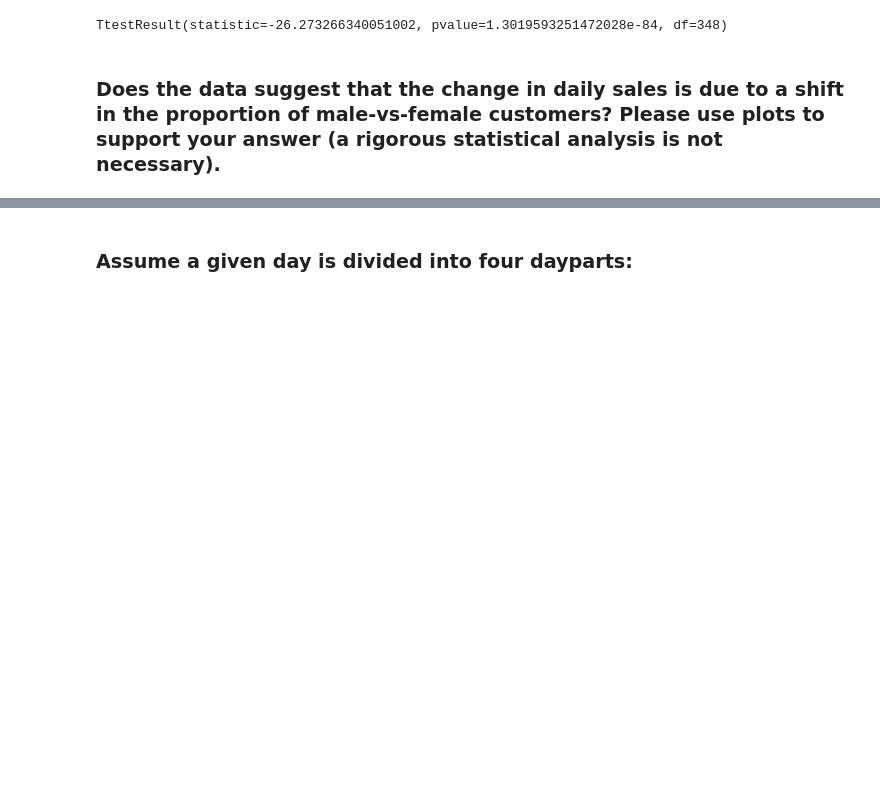
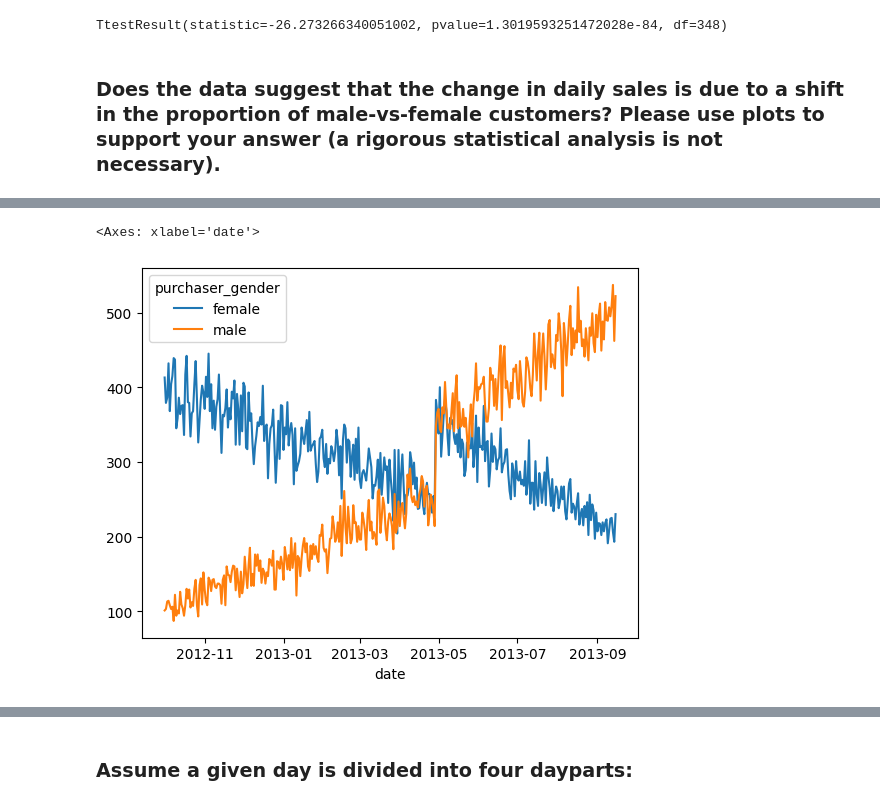
Before and after one commit to Friend09/strata_sales-data-analysis, a Jupyter notebook: practise_notebook.ipynb, the cells around one changed output, grey strips where cells are left out. Saved outputs shown, nothing was run; the diff lists cells and outputs as text; code cells hidden in the pictures; blank space fills up the shorter version.

```diff
--- a/practise_notebook.ipynb
+++ b/practise_notebook.ipynb
@@ -329,0 +354,9 @@ TtestResult(statistic=-26.273266340051002, pvalue=1.3019593251472028e-84, df=348
+# %%
+# get the male, female daily sales
+df_sales_by_gender = df.groupby(
+    ["date", "purchaser_gender"]).size().reset_index()
+# %%
+# rename the column
+df_sales_by_gender.rename(columns={
+    0: "daily_sales"
+}, inplace=True)
@@ -329,0 +371,6 @@ TtestResult(statistic=-26.273266340051002, pvalue=1.3019593251472028e-84, df=348
+# %%
+# get the daily sales of each male, female
+df_mf_sales = df_sales_by_gender.pivot(
+    index="date", columns="purchaser_gender", values="daily_sales")
+
+df_mf_sales
@@ -329,0 +392,5 @@ TtestResult(statistic=-26.273266340051002, pvalue=1.3019593251472028e-84, df=348
+# %%
+df_mf_sales.plot()
+# %% [output]
+<Axes: xlabel='date'>
+[figure, added]
```
Also changed, not shown: parts of 6 cells of this notebook.
